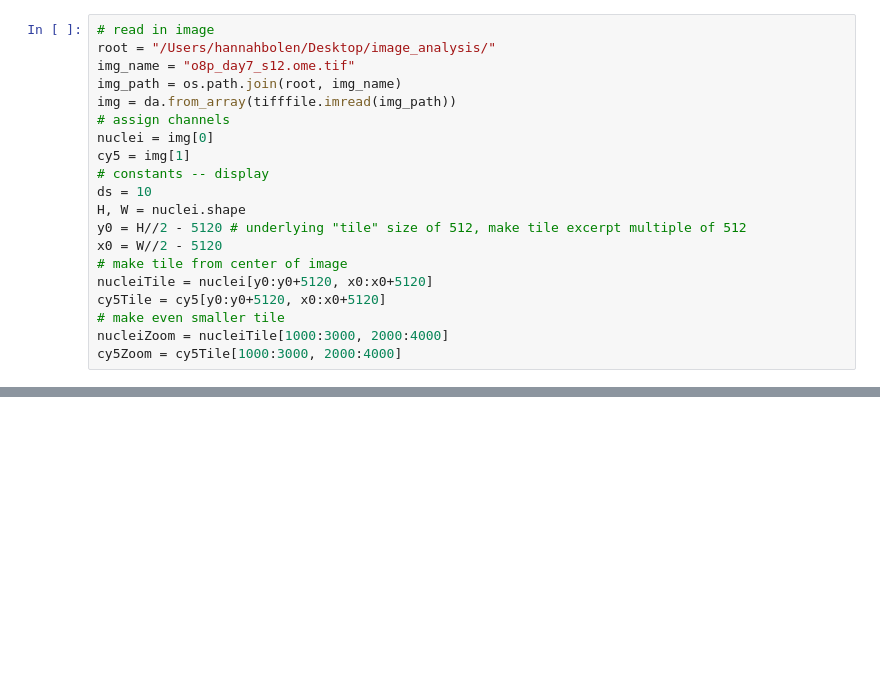
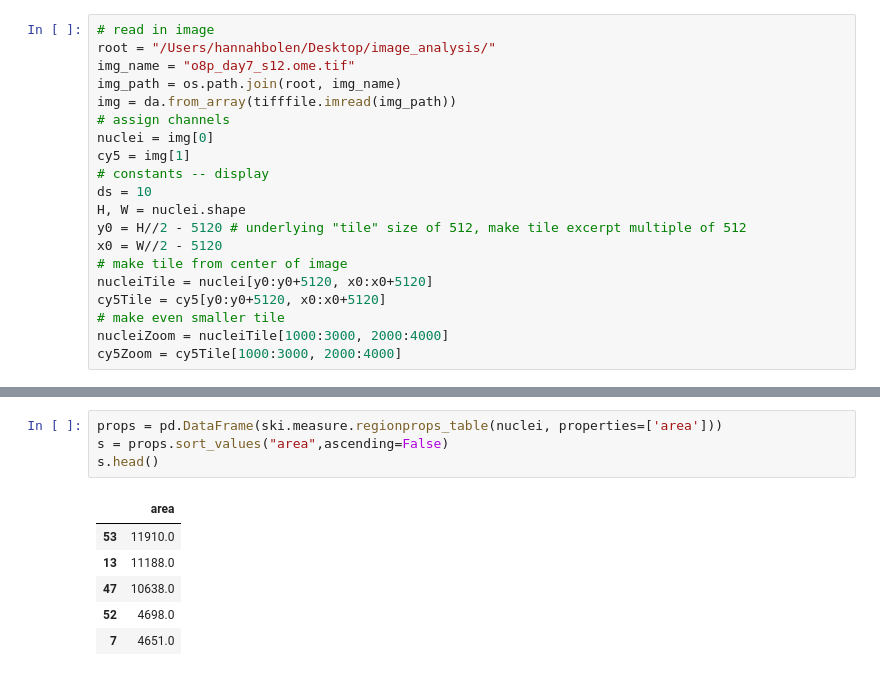
Before and after one commit to hannahbolen1/whole_slide, a Jupyter notebook: ops2019_segment.ipynb, the cells around one changed output, grey strips where cells are left out. Drawn from its saved outputs; the diff is of its cells as text; blank space fills up the shorter version.

```diff
--- a/ops2019_segment.ipynb
+++ b/ops2019_segment.ipynb
@@ -51,0 +92,11 @@ importlib.reload(ops)
+# %%
+props = pd.DataFrame(ski.measure.regionprops_table(nuclei, properties=['area']))
+s = props.sort_values("area",ascending=False)
+s.head()
+# %% [output]
+|  | area |
+| 53 | 11910.0 |
+| 13 | 11188.0 |
+| 47 | 10638.0 |
+| 52 | 4698.0 |
+| 7 | 4651.0 |
```
Also changed, not shown: parts of 14 cells of this notebook, 2 other files.
